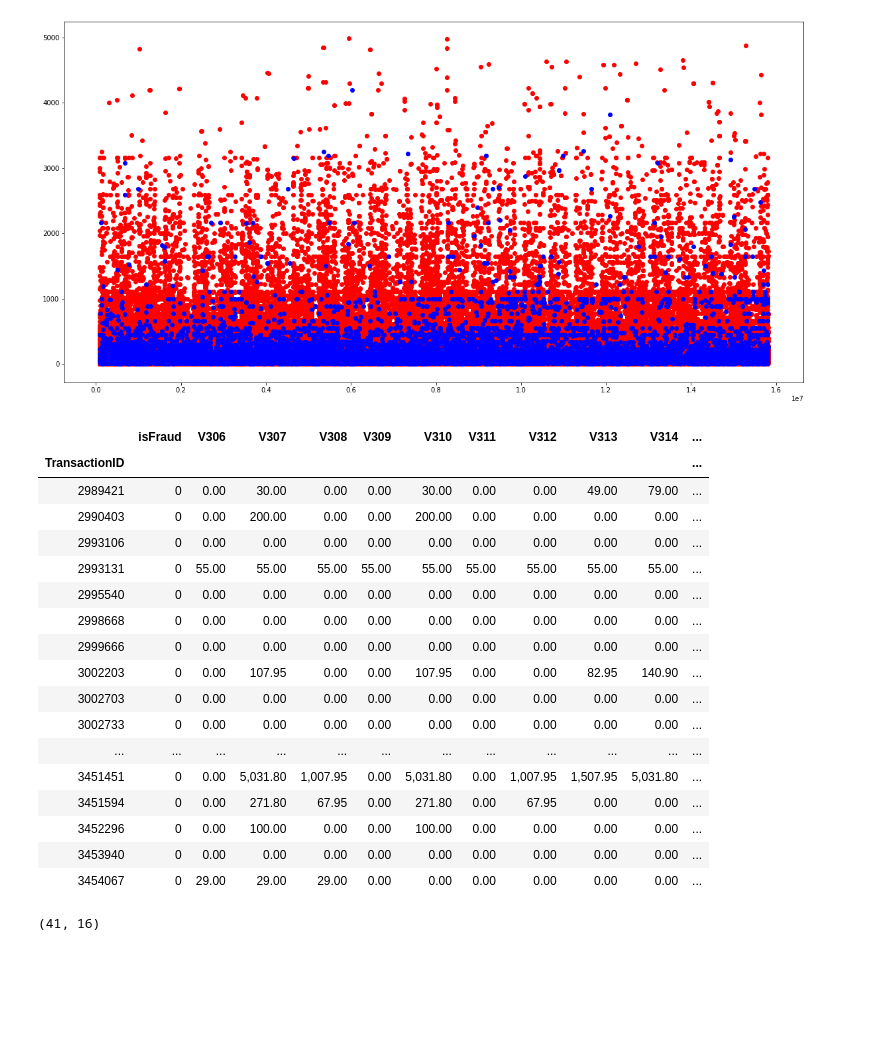
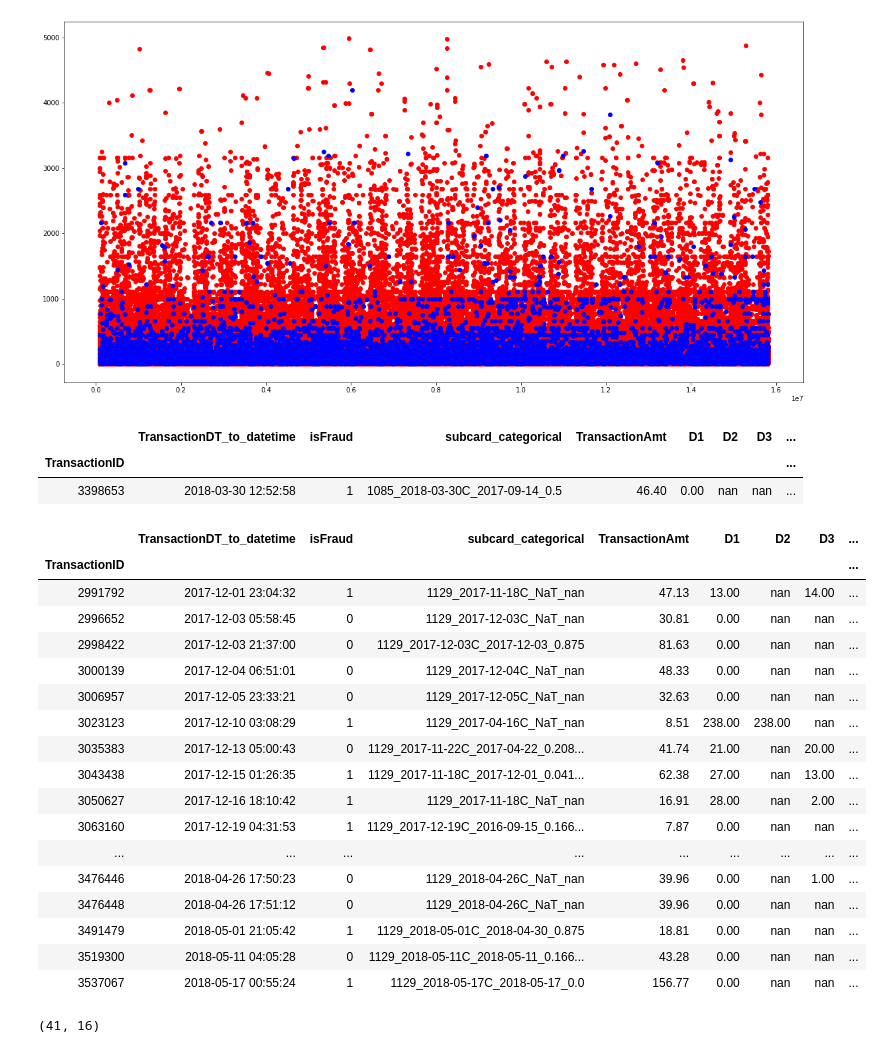
Before and after one commit to merkylove/IEEE_FRAUD, a Jupyter notebook: V_EDA.ipynb, the cells around one changed output. Cells and saved outputs as stored; diff of their text form; code cells hidden in the pictures; blank space fills up the shorter version.

```diff
--- a/V_EDA.ipynb
+++ b/V_EDA.ipynb
@@ -44,5 +45,8 @@ from read_utils import read_data
 # %%
 train, test, sample_submission = read_data()
+# %%
+train = extract_registration_date(train)
+test = extract_registration_date(test)
 # %%
 (1, 11),
         (12, 34),
@@ -294,28 +298,37 @@ plt.scatter(train[(train.isFraud == 1) & (train.TransactionAmt < 5000)].Transact
 plt.show()
 # %% [output]
 [figure]
-# %%
-train[(train.card1 == 2744) & (train.ProductCD == 'W')][['isFraud'] + [f'V{i}' for i in range(306, 322)] + ['TransactionAmt', 'ProductCD', 'addr1', 'P_emaildomain',
-    'R_emaildomain',]]
-# %% [output]
-|  | isFraud | V306 | V307 | V308 | V309 | V310 | V311 | V312 | V313 | V314 | ... |
-| TransactionID |  |  |  |  |  |  |  |  |  |  | ... |
-| 2989421 | 0 | 0.00 | 30.00 | 0.00 | 0.00 | 30.00 | 0.00 | 0.00 | 49.00 | 79.00 | ... |
-| 2990403 | 0 | 0.00 | 200.00 | 0.00 | 0.00 | 200.00 | 0.00 | 0.00 | 0.00 | 0.00 | ... |
-| 2993106 | 0 | 0.00 | 0.00 | 0.00 | 0.00 | 0.00 | 0.00 | 0.00 | 0.00 | 0.00 | ... |
-| 2993131 | 0 | 55.00 | 55.00 | 55.00 | 55.00 | 55.00 | 55.00 | 55.00 | 55.00 | 55.00 | ... |
-| 2995540 | 0 | 0.00 | 0.00 | 0.00 | 0.00 | 0.00 | 0.00 | 0.00 | 0.00 | 0.00 | ... |
-| 2998668 | 0 | 0.00 | 0.00 | 0.00 | 0.00 | 0.00 | 0.00 | 0.00 | 0.00 | 0.00 | ... |
-| 2999666 | 0 | 0.00 | 0.00 | 0.00 | 0.00 | 0.00 | 0.00 | 0.00 | 0.00 | 0.00 | ... |
-| 3002203 | 0 | 0.00 | 107.95 | 0.00 | 0.00 | 107.95 | 0.00 | 0.00 | 82.95 | 140.90 | ... |
-| 3002703 | 0 | 0.00 | 0.00 | 0.00 | 0.00 | 0.00 | 0.00 | 0.00 | 0.00 | 0.00 | ... |
-| 3002733 | 0 | 0.00 | 0.00 | 0.00 | 0.00 | 0.00 | 0.00 | 0.00 | 0.00 | 0.00 | ... |
-| ... | ... | ... | ... | ... | ... | ... | ... | ... | ... | ... | ... |
-| 3451451 | 0 | 0.00 | 5,031.80 | 1,007.95 | 0.00 | 5,031.80 | 0.00 | 1,007.95 | 1,507.95 | 5,031.80 | ... |
-| 3451594 | 0 | 0.00 | 271.80 | 67.95 | 0.00 | 271.80 | 0.00 | 67.95 | 0.00 | 0.00 | ... |
-| 3452296 | 0 | 0.00 | 100.00 | 0.00 | 0.00 | 100.00 | 0.00 | 0.00 | 0.00 | 0.00 | ... |
-| 3453940 | 0 | 0.00 | 0.00 | 0.00 | 0.00 | 0.00 | 0.00 | 0.00 | 0.00 | 0.00 | ... |
-| 3454067 | 0 | 29.00 | 29.00 | 29.00 | 0.00 | 0.00 | 0.00 | 0.00 | 0.00 | 0.00 | ... |
+# %%
+train[
+    (train.subcard_categorical == '1085_2018-03-30C_2017-09-14_0.5')
+][['TransactionDT_to_datetime','isFraud','subcard_categorical','TransactionAmt', 'D1', 'D2', 'D3', 'D4', 'D9']]
+# %% [output]
+|  | TransactionDT_to_datetime | isFraud | subcard_categorical | TransactionAmt | D1 | D2 | D3 | ... |
+| TransactionID |  |  |  |  |  |  |  | ... |
+| 3398653 | 2018-03-30 12:52:58 | 1 | 1085_2018-03-30C_2017-09-14_0.5 | 46.40 | 0.00 | nan | nan | ... |
+# %%
+train[
+    (train.card1 == 1129)
+][['TransactionDT_to_datetime','isFraud','subcard_categorical','TransactionAmt', 'D1', 'D2', 'D3', 'D4','D8' ,'D9']]
+# %% [output]
+|  | TransactionDT_to_datetime | isFraud | subcard_categorical | TransactionAmt | D1 | D2 | D3 | ... |
+| TransactionID |  |  |  |  |  |  |  | ... |
+| 2991792 | 2017-12-01 23:04:32 | 1 | 1129_2017-11-18C_NaT_nan | 47.13 | 13.00 | nan | 14.00 | ... |
+| 2996652 | 2017-12-03 05:58:45 | 0 | 1129_2017-12-03C_NaT_nan | 30.81 | 0.00 | nan | nan | ... |
+| 2998422 | 2017-12-03 21:37:00 | 0 | 1129_2017-12-03C_2017-12-03_0.875 | 81.63 | 0.00 | nan | nan | ... |
+| 3000139 | 2017-12-04 06:51:01 | 0 | 1129_2017-12-04C_NaT_nan | 48.33 | 0.00 | nan | nan | ... |
+| 3006957 | 2017-12-05 23:33:21 | 0 | 1129_2017-12-05C_NaT_nan | 32.63 | 0.00 | nan | nan | ... |
+| 3023123 | 2017-12-10 03:08:29 | 1 | 1129_2017-04-16C_NaT_nan | 8.51 | 238.00 | 238.00 | nan | ... |
+| 3035383 | 2017-12-13 05:00:43 | 0 | 1129_2017-11-22C_2017-04-22_0.208... | 41.74 | 21.00 | nan | 20.00 | ... |
+| 3043438 | 2017-12-15 01:26:35 | 1 | 1129_2017-11-18C_2017-12-01_0.041... | 62.38 | 27.00 | nan | 13.00 | ... |
+| 3050627 | 2017-12-16 18:10:42 | 1 | 1129_2017-11-18C_NaT_nan | 16.91 | 28.00 | nan | 2.00 | ... |
+| 3063160 | 2017-12-19 04:31:53 | 1 | 1129_2017-12-19C_2016-09-15_0.166... | 7.87 | 0.00 | nan | nan | ... |
+| ... | ... | ... | ... | ... | ... | ... | ... | ... |
+| 3476446 | 2018-04-26 17:50:23 | 0 | 1129_2018-04-26C_NaT_nan | 39.96 | 0.00 | nan | 1.00 | ... |
+| 3476448 | 2018-04-26 17:51:12 | 0 | 1129_2018-04-26C_NaT_nan | 39.96 | 0.00 | nan | nan | ... |
+| 3491479 | 2018-05-01 21:05:42 | 1 | 1129_2018-05-01C_2018-04-30_0.875 | 18.81 | 0.00 | nan | nan | ... |
+| 3519300 | 2018-05-11 04:05:28 | 0 | 1129_2018-05-11C_2018-05-11_0.166... | 43.28 | 0.00 | nan | nan | ... |
+| 3537067 | 2018-05-17 00:55:24 | 1 | 1129_2018-05-17C_2018-05-17_0.0 | 156.77 | 0.00 | nan | nan | ... |
 # %%
 tmp = train[train.card1 == 1039]
 # %%
```
Also changed, not shown: parts of 1 cell of this notebook, 5 other files.
